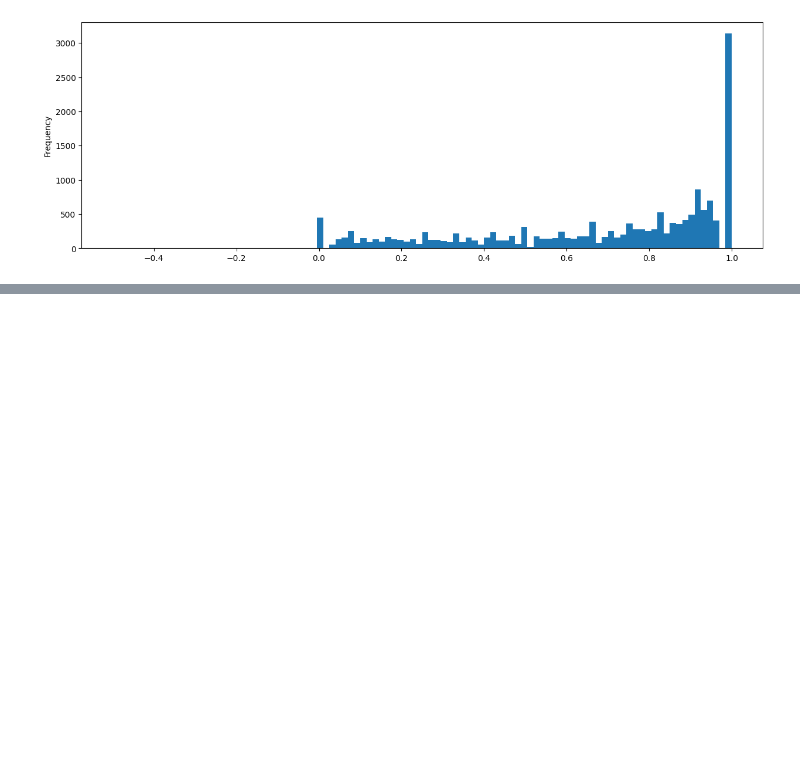
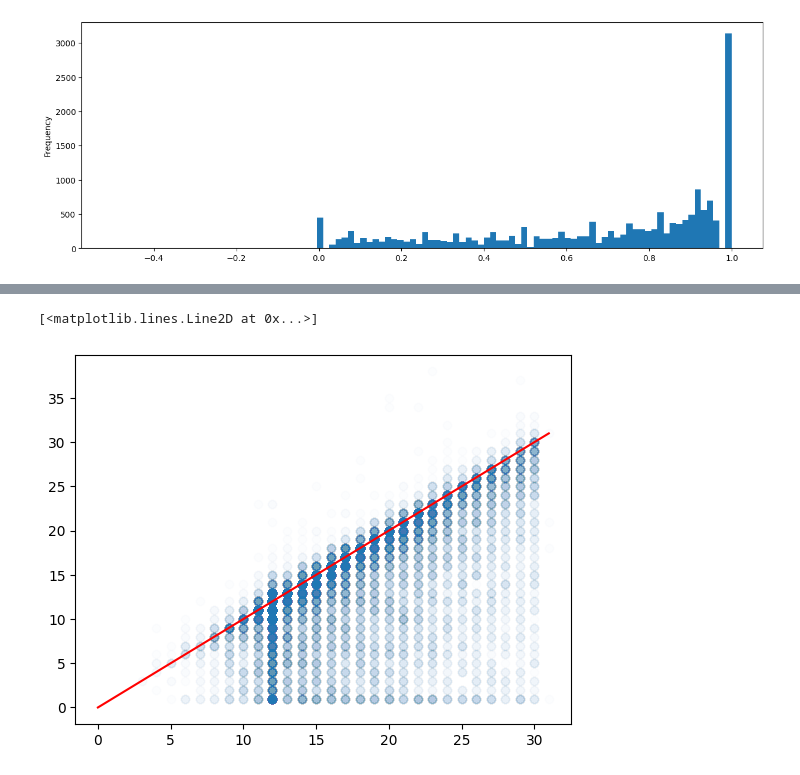
Before and after one commit to Luka-Magic/kaggle_asl2, a Jupyter notebook: exp/exp0004/check_oof.ipynb, the cells around one changed output, grey strips where cells are left out. Saved outputs shown, nothing was run; the diff lists cells and outputs as text; code cells hidden in the pictures; blank space fills up the shorter version.

```diff
--- a/exp/exp0004/check_oof.ipynb
+++ b/exp/exp0004/check_oof.ipynb
@@ -40,0 +96,6 @@ oof_df.query('score == 0.')
+# %%
+plt.scatter(oof_df['len_phrase'], oof_df['len_pred'], alpha=0.01)
+plt.plot([0, 31], [0, 31], color='red')
+# %% [output]
+[<matplotlib.lines.Line2D at 0x...>]
+[figure, added]
```
Also changed, not shown: parts of 17 cells of this notebook, 1 other file.
